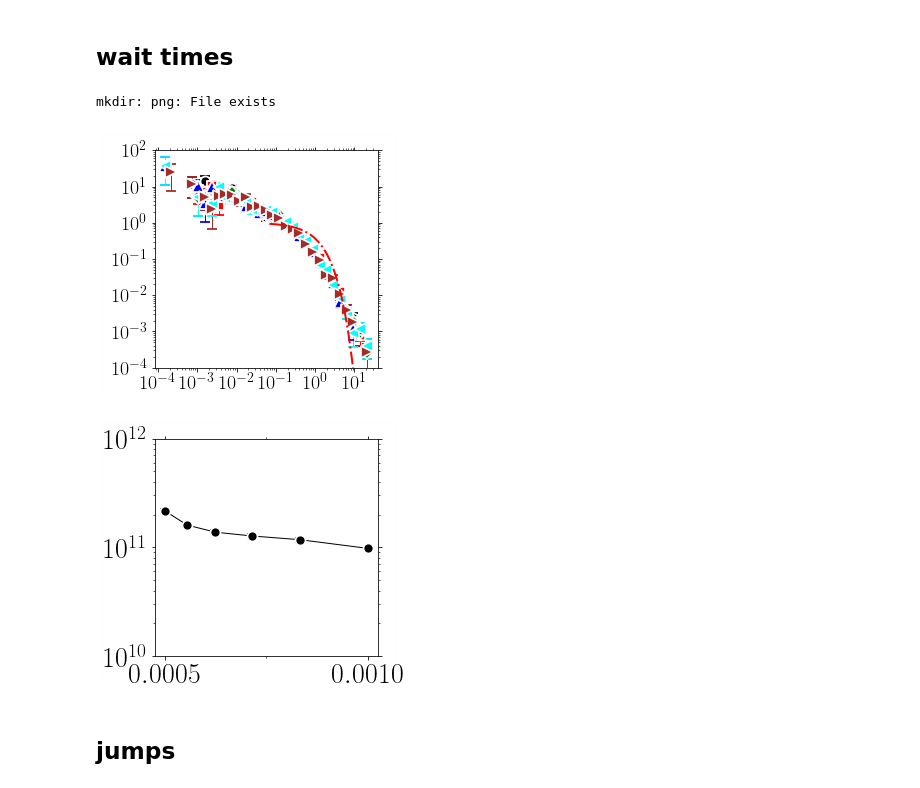
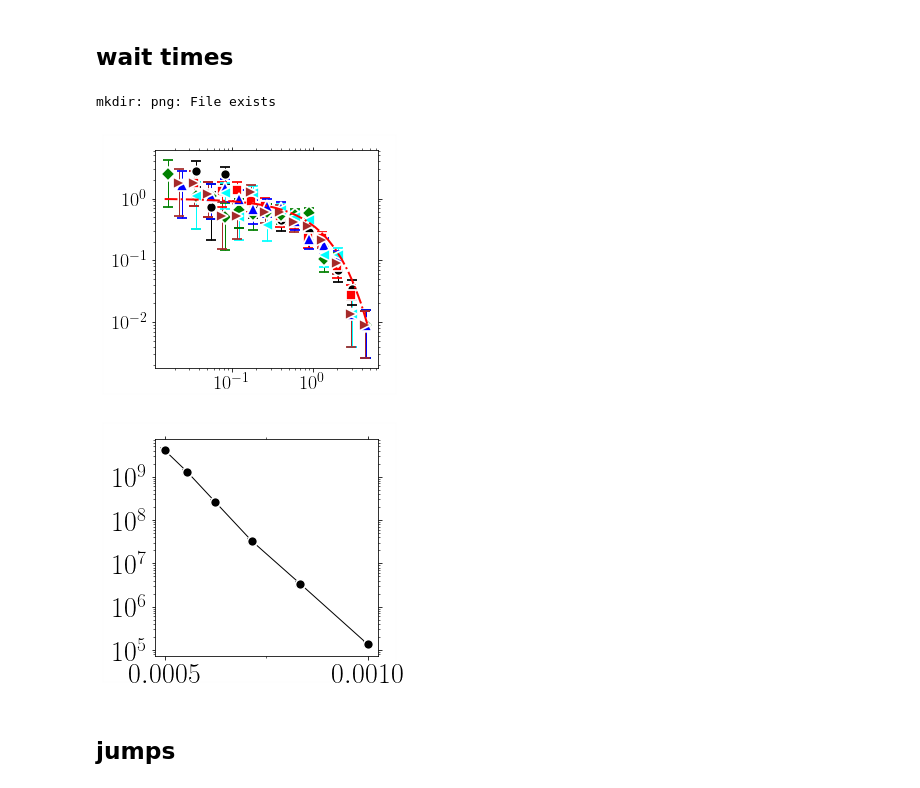
Before and after one commit to kkarimi62/vacancyDiffusion, a Jupyter notebook: postproc/postproc.ipynb, the cells around one changed output. Cells and saved outputs as stored; diff of their text form; code cells hidden in the pictures.

```diff
--- a/postproc/postproc.ipynb
+++ b/postproc/postproc.ipynb
@@ -954,15 +954,16 @@ if not eval(confParser['flags']['RemoteMachine']):
     #--- temp object
     temp = Temperature(
 #        [1000,1200,1400,1600,1800,2000],8,
-        [1000,1200,1400,1600,1800,2000],8,
+#        [1000,1200,1400,1600,1800,2000],8,
+        [1000,1200,1400,1600,1800,2000],1,
 #        np.arange(1000,1440,80),1,
 #        verbose = True,
                      )
     #
     #--- parse data
 #    temp.Parse( list(map(lambda x:'CantorNatom16KTemp%sKEnsemble8/Run%s/msd/msd.txt'%(x[0],x[1]),
-    temp.Parse( list(map(lambda x:'NiCoCrNatom1KTemp%sK/Run%s/msd/msd.txt'%(x[0],x[1]),
-#    temp.Parse( list(map(lambda x:'NiNatom16KTemp%sK/Run%s/msd/msd.txt'%(x[0],x[1]),
+#    temp.Parse( list(map(lambda x:'NiCoCrNatom1KTemp%sK/Run%s/msd/msd.txt'%(x[0],x[1]),
+    temp.Parse( list(map(lambda x:'NiNatom16KTemp%sK/Run%s/msd/msd.txt'%(x[0],x[1]),
                          temp.temps_runs ))
               )
     #
@@ -1002,10 +1003,10 @@ if not eval(confParser['flags']['RemoteMachine']):
 #             bounds=([0, 0, 0,0.999], [1e-2, 1e-3, 1,1.001]),
 #             p0=[2.450192558293684e-08, 0.00023822488904874157, 0.9999977703994274, 0.9991059679876155],
             p0=[[1e-08, 1e-4, 1e2, 1.0]],
-             SIGMA=True, #--- comment for ni
+#             SIGMA=True, #--- comment for ni
              plotAttrs={'yscale':'log',
                   'xscale':'log',
-#                   'xlim':(1e-10,1e-3),
+                   'xlim':(4e-13,8e-4),
 #                   'ylim':(1e-4,1e-1),
 #                     'xstr':r'$t\mathrm{(s)}$',
 #                   'ystr':r'msd(A$^2$)',
@@ -1015,7 +1016,7 @@ if not eval(confParser['flags']['RemoteMachine']):
             )
     temp.PlotDiff(**{
                   'yscale':'log',
-#                   'xlim':(1e-10,1e-3),
+#                   'xlim':(1e-12,1e-3),
 #                   'ylim':(1e-4,1e-1),
 #                   xstr=r'$1/T(K^{-1})$',
 #                   ystr=r'$D(m^2/s)$',
@@ -1026,10 +1027,10 @@ if not eval(confParser['flags']['RemoteMachine']):
     temp.PlotExponent(**{
 #                  'yscale':'log',
 #                   'xlim':(1e-10,1e-3),
-#                   'ylim':(.5,1.1),
+                   'ylim':(.5,1.1),
 #                   xstr=r'$1/T(K^{-1})$',
 #                   ystr=r'$D(m^2/s)$',
-                    'title':'png/alpha_temp_cantor.png',
+                    'title':'png/alpha_temp_ni.png',
                     }
                 )
 # %% [output]
@@ -1200,42 +1199,43 @@ if not eval(confParser['flags']['RemoteMachine']):
 
     stats = Stats(
 #        [1000,1200,1400,1600,1800,2000],6,
-        [1000,1200,1400,1600,1800,2000],8,
+#        [1000,1200,1400,1600,1800,2000],8,
+        [1000,1200,1400,1600,1800,2000],1,
 #        np.arange(1000,1440,80),1,
         verbose=False
                      )
 #    stats.Parse( list(map(lambda x:'CantorNatom16KTemp%sKEnsemble8/Run%s/msd/event_times.txt'%(x[0],x[1]),
-    stats.Parse( list(map(lambda x:'NiCoCrNatom1KTemp%sK/Run%s/msd/event_times.txt'%(x[0],x[1]),
-#    stats.Parse( list(map(lambda x:'NiNatom16KTemp%sK/Run%s/msd/event_times.txt'%(x[0],x[1]),
+#    stats.Parse( list(map(lambda x:'NiCoCrNatom1KTemp%sK/Run%s/msd/event_times.txt'%(x[0],x[1]),
+    stats.Parse( list(map(lambda x:'NiNatom16KTemp%sK/Run%s/msd/event_times.txt'%(x[0],x[1]),
                          stats.temps_runs ))
                )
     stats.PlotWaitTimes(scale=True,
                         **{'xscale':'log',
                   'yscale':'log',
 #                   'xlim':(1e-9,1e-3),
-                   'ylim':(1e-4,1e2), #(1e-5,1e2),
+#                   'ylim':(1e-4,1e2), #(1e-5,1e2),
 #                           'xstr':r'$\Delta t$',
 #                           'ystr':r'$P(\Delta t)$',
                    'title':'png/waitTimes_unscaled_ni.png'},
 
                        )
     stats.PlotAverageRate(
                 **{
                     'fontsize':28,
 #                  'xscale':'log',
                   'yscale':'log',
 #                   'xlim':(1e-9,1e-3),
-                   'ylim':(1e10,1e12), #(1e-5,1e2),
+#                   'ylim':(1e10,1e12), #(1e-5,1e2),
 #                           'xstr':r'$1/T$',
 #                           'ystr':r'$\lambda$',
                    'title':'png/eventRate_ni.png'},
 
     )
     #stats.Barries()
 # %% [output]
 mkdir: png: File exists
-[figure, old version]
+[figure, new version]
-[figure, old version]
+[figure, new version]
 # %% [markdown]
 ## jumps
 # %%
```
Also changed, not shown: parts of 2 cells of this notebook, 3 other files.
